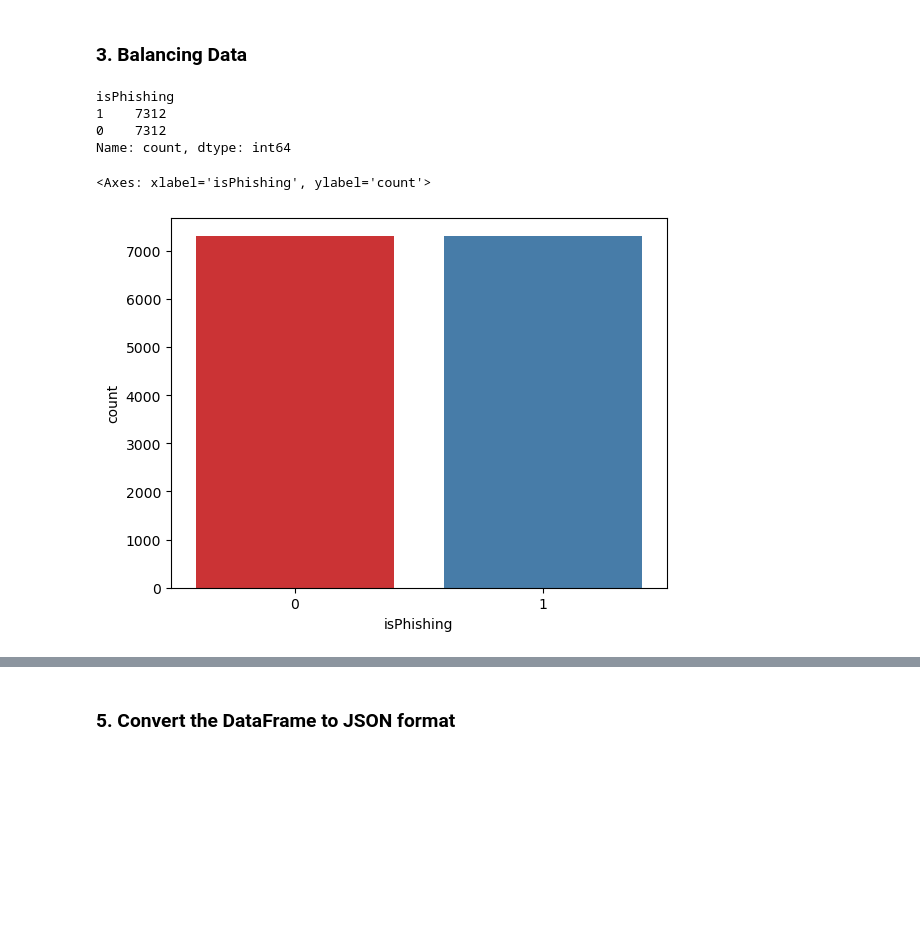
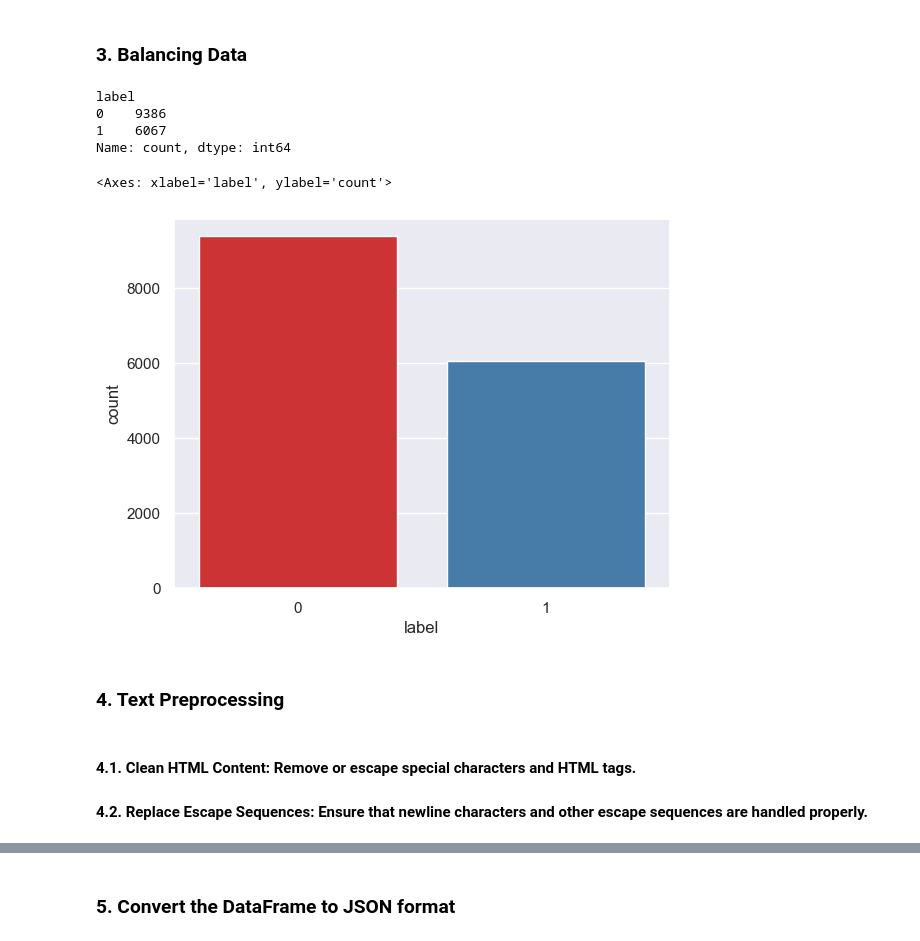
Before and after one commit to jordangarcia28/PhishingDetection_LLM-FineTuning, a Jupyter notebook: mailDataset.ipynb, the cells around one changed output, grey strips where cells are left out. Drawn from its saved outputs; the diff is of its cells as text; code cells hidden in the pictures; blank space fills up the shorter version.

```diff
--- a/mailDataset.ipynb
+++ b/mailDataset.ipynb
@@ -79,6 +189,9 @@ emails_df['Email Type'] = emails_df['Email Type'].replace({'Safe Email': 0, 'Phi
 # %%
-# Rename the column from 'Email Type' to 'isPhishing'
-emails_df = emails_df.rename(columns={'Email Type': 'isPhishing'})
+# Rename the column from 'Email Type' to 'label'
+emails_df = emails_df.rename(columns={'Email Type': 'label'})
+# %%
+# Rename the column from 'Email Text' to 'text'
+emails_df = emails_df.rename(columns={'Email Text': 'text'})
 # %%
 # Display the first 10 rows to confirm the column has been dropped
 emails_df.head(10)
@@ -112,0 +212,15 @@ Name: count, dtype: int64
+# %%
+# Set the aesthetic style of the plots
+sns.set(style="darkgrid")
+
+# Create a count plot of the 'Email Type' column
+plt.figure(figsize=(10, 6))
+sns.countplot(x='label', data=emails_df, palette='viridis')
+
+# Set the title and labels
+plt.title('Distribution of Email Types', fontsize=16)
+plt.xlabel('label', fontsize=14)
+plt.ylabel('Count', fontsize=14)
+
+# Display the plot
+plt.show()
@@ -114,23 +230,28 @@ Name: count, dtype: int64
 ### **3. Balancing Data**
 # %%
 # Separate the classes
-phishing_emails = emails_df[emails_df['isPhishing'] == 1]
-legitimate_emails = emails_df[emails_df['isPhishing'] == 0]
+phishing_emails = emails_df[emails_df['label'] == '1']
+legitimate_emails = emails_df[emails_df['label'] == '0']
 
 # Downsample the majority class
 legitimate_emails_downsampled = legitimate_emails.sample(len(phishing_emails), random_state=42)
 
 # Combine the balanced datasets
-balanced_emails_df = pd.concat([phishing_emails, legitimate_emails_downsampled])
+emails_df = pd.concat([phishing_emails, legitimate_emails_downsampled])
 # %%
 # Check the distribution of labels
-print(balanced_emails_df['isPhishing'].value_counts())
+print(emails_df['label'].value_counts())
 
-sns.countplot(x = 'isPhishing', data = balanced_emails_df, palette = 'Set1')
+sns.countplot(x = 'label', data = emails_df, palette = 'Set1')
 # %% [output]
-isPhishing
-1    7312
-0    7312
+label
+0    9386
+1    6067
 Name: count, dtype: int64
-<Axes: xlabel='isPhishing', ylabel='count'>
+<Axes: xlabel='label', ylabel='count'>
-[figure, old version]
+[figure, new version]
+# %% [markdown]
+### **4. Text Preprocessing**
+# %% [markdown]
+#### 4.1. Clean HTML Content: Remove or escape special characters and HTML tags.
+#### 4.2. Replace Escape Sequences: Ensure that newline characters and other escape sequences are handled properly.
```
Also changed, not shown: parts of 50 cells of this notebook, 27 other files.
